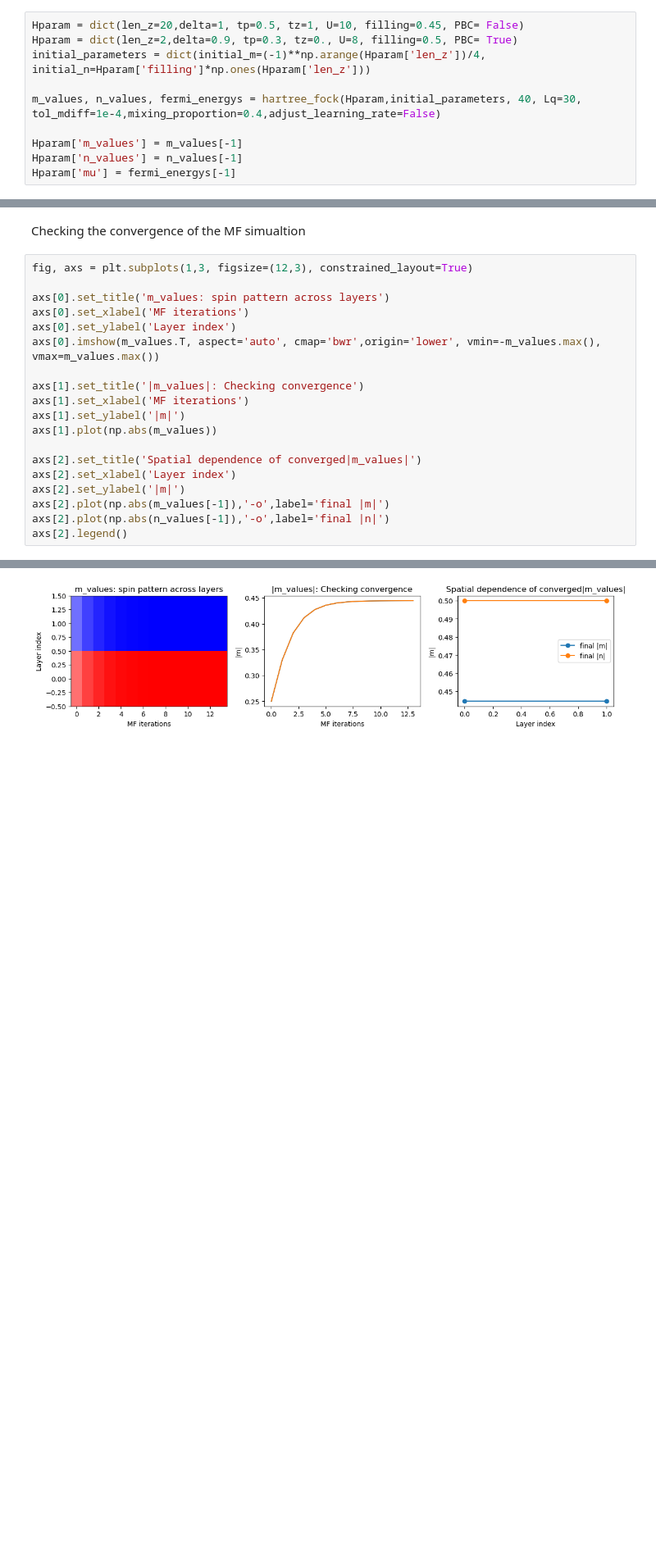
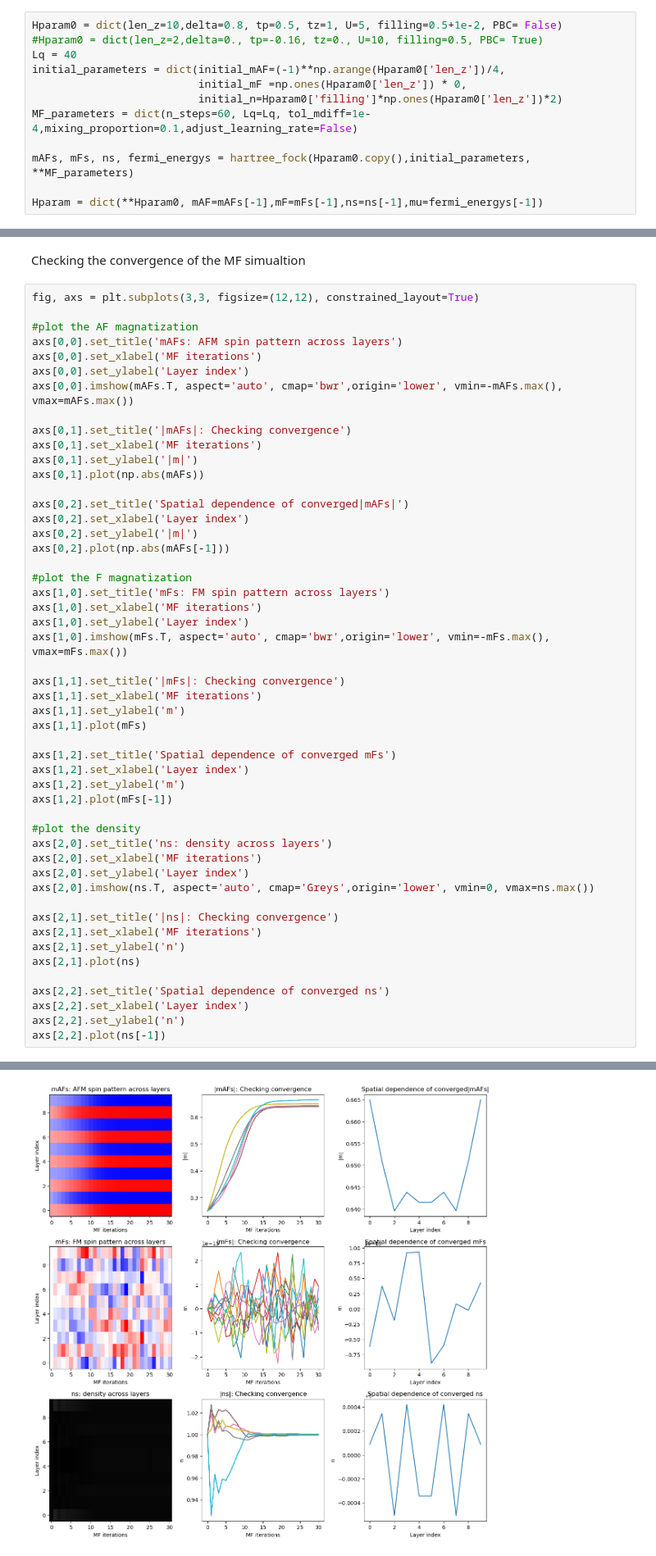
Before and after one commit to dpreuo/alter_surf, a Jupyter notebook: benchmarks/benchmark_mean_field_DLKK.ipynb, the cells around one changed output, grey strips where cells are left out. Shown at 82% size. Cells and saved outputs as stored; diff of their text form; blank space fills up the shorter version.

Commit message:
changed to different MF, computed energy now hopfully correctly

```diff
--- a/benchmarks/benchmark_mean_field_DLKK.ipynb
+++ b/benchmarks/benchmark_mean_field_DLKK.ipynb
@@ -7,11 +8,13 @@ from alter_surf.hamiltonian_DLKK import H_DLKK_3D_MF, Spin_operator, points_BZ
 from alter_surf.mean_field import hartree_fock
 # %%
-Hparam = dict(len_z=20,delta=1, tp=0.5, tz=1, U=10, filling=0.45, PBC= False)
-Hparam = dict(len_z=2,delta=0.9, tp=0.3, tz=0., U=8, filling=0.5, PBC= True)
-initial_parameters = dict(initial_m=(-1)**np.arange(Hparam['len_z'])/4, initial_n=Hparam['filling']*np.ones(Hparam['len_z']))
+Hparam0 = dict(len_z=10,delta=0.8, tp=0.5, tz=1, U=5, filling=0.5+1e-2, PBC= False)
+#Hparam0 = dict(len_z=2,delta=0., tp=-0.16, tz=0., U=10, filling=0.5, PBC= True)
+Lq = 40
+initial_parameters = dict(initial_mAF=(-1)**np.arange(Hparam0['len_z'])/4,
+                          initial_mF =np.ones(Hparam0['len_z']) * 0,
+                          initial_n=Hparam0['filling']*np.ones(Hparam0['len_z'])*2)
+MF_parameters = dict(n_steps=60, Lq=Lq, tol_mdiff=1e-4,mixing_proportion=0.1,adjust_learning_rate=False)
 
-m_values, n_values, fermi_energys = hartree_fock(Hparam,initial_parameters, 40, Lq=30, tol_mdiff=1e-4,mixing_proportion=0.4,adjust_learning_rate=False)
+mAFs, mFs, ns, fermi_energys = hartree_fock(Hparam0.copy(),initial_parameters, **MF_parameters)
 
-Hparam['m_values'] = m_values[-1]
-Hparam['n_values'] = n_values[-1]
-Hparam['mu'] = fermi_energys[-1]
+Hparam = dict(**Hparam0, mAF=mAFs[-1],mF=mFs[-1],ns=ns[-1],mu=fermi_energys[-1])
@@ -33,22 +21,53 @@ filling:  0.5
 # %% [markdown]
 Checking the convergence of the MF simualtion
 # %%
-fig, axs = plt.subplots(1,3, figsize=(12,3), constrained_layout=True)
+fig, axs = plt.subplots(3,3, figsize=(12,12), constrained_layout=True)
 
-axs[0].set_title('m_values: spin pattern across layers')
-axs[0].set_xlabel('MF iterations')
-axs[0].set_ylabel('Layer index')
-axs[0].imshow(m_values.T, aspect='auto', cmap='bwr',origin='lower', vmin=-m_values.max(), vmax=m_values.max())
+#plot the AF magnatization
+axs[0,0].set_title('mAFs: AFM spin pattern across layers')
+axs[0,0].set_xlabel('MF iterations')
+axs[0,0].set_ylabel('Layer index')
+axs[0,0].imshow(mAFs.T, aspect='auto', cmap='bwr',origin='lower', vmin=-mAFs.max(), vmax=mAFs.max())
 
-axs[1].set_title('|m_values|: Checking convergence')
-axs[1].set_xlabel('MF iterations')
-axs[1].set_ylabel('|m|')
-axs[1].plot(np.abs(m_values))
+axs[0,1].set_title('|mAFs|: Checking convergence')
+axs[0,1].set_xlabel('MF iterations')
+axs[0,1].set_ylabel('|m|')
+axs[0,1].plot(np.abs(mAFs))
 
-axs[2].set_title('Spatial dependence of converged|m_values|')
-axs[2].set_xlabel('Layer index')
-axs[2].set_ylabel('|m|')
-axs[2].plot(np.abs(m_values[-1]),'-o',label='final |m|')
-axs[2].plot(np.abs(n_values[-1]),'-o',label='final |n|')
-axs[2].legend()
+axs[0,2].set_title('Spatial dependence of converged|mAFs|')
+axs[0,2].set_xlabel('Layer index')
+axs[0,2].set_ylabel('|m|')
+axs[0,2].plot(np.abs(mAFs[-1]))
+
+#plot the F magnatization
+axs[1,0].set_title('mFs: FM spin pattern across layers')
+axs[1,0].set_xlabel('MF iterations')
+axs[1,0].set_ylabel('Layer index')
+axs[1,0].imshow(mFs.T, aspect='auto', cmap='bwr',origin='lower', vmin=-mFs.max(), vmax=mFs.max())
+
+axs[1,1].set_title('|mFs|: Checking convergence')
+axs[1,1].set_xlabel('MF iterations')
+axs[1,1].set_ylabel('m')
+axs[1,1].plot(mFs)
+
+axs[1,2].set_title('Spatial dependence of converged mFs')
+axs[1,2].set_xlabel('Layer index')
+axs[1,2].set_ylabel('m')
+axs[1,2].plot(mFs[-1])
+
+#plot the density
+axs[2,0].set_title('ns: density across layers')
+axs[2,0].set_xlabel('MF iterations')
+axs[2,0].set_ylabel('Layer index')
+axs[2,0].imshow(ns.T, aspect='auto', cmap='Greys',origin='lower', vmin=0, vmax=ns.max())
+
+axs[2,1].set_title('|ns|: Checking convergence')
+axs[2,1].set_xlabel('MF iterations')
+axs[2,1].set_ylabel('n')
+axs[2,1].plot(ns)
+
+axs[2,2].set_title('Spatial dependence of converged ns')
+axs[2,2].set_xlabel('Layer index')
+axs[2,2].set_ylabel('n')
+axs[2,2].plot(ns[-1])
 # %% [output]
@@ -56,4 +75,4 @@ axs[2].legend()
-[figure, old version]
+[figure, new version]
 # %% [markdown]
 Now we need to check that it is acutally the lowest state in (free) energy. (Free in brackets because we are only interested in T=0)
 
```
Also changed, not shown: parts of 22 cells of this notebook, 6 other files.
